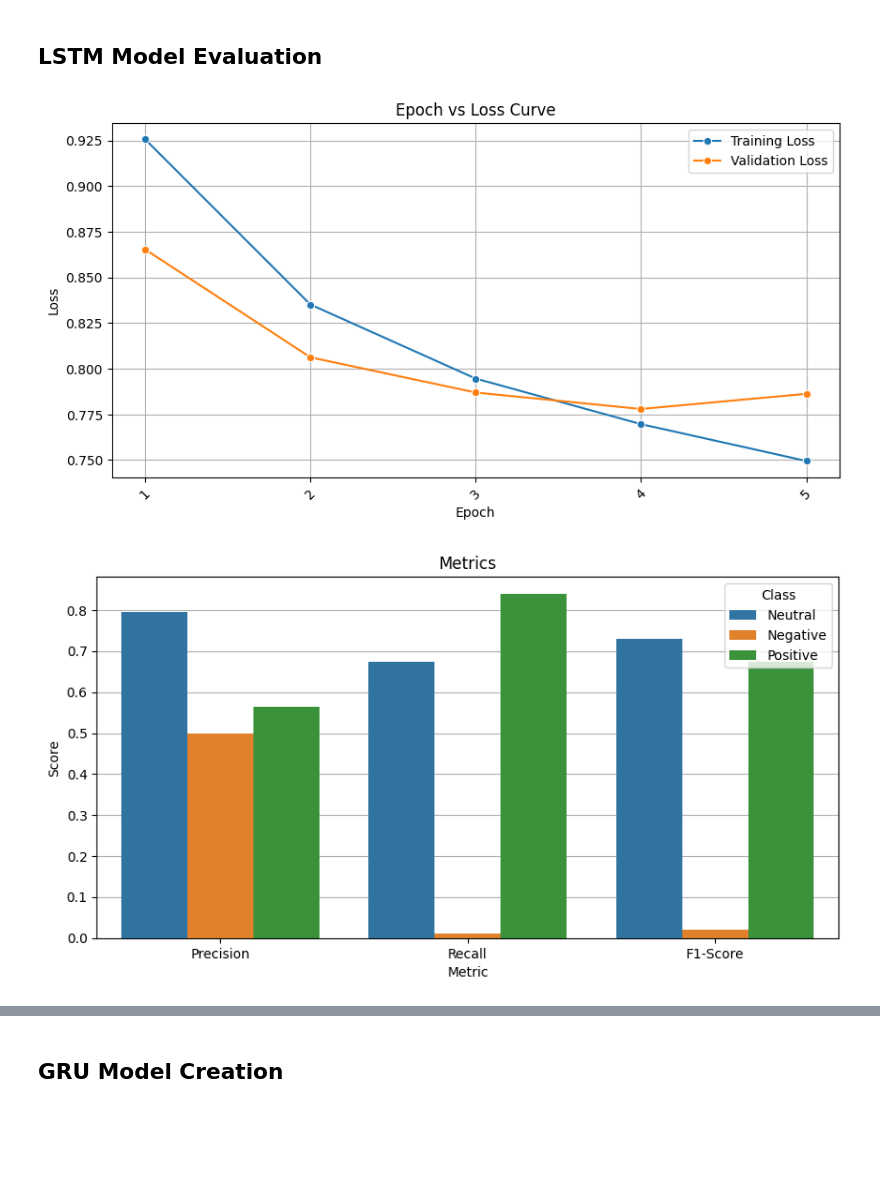
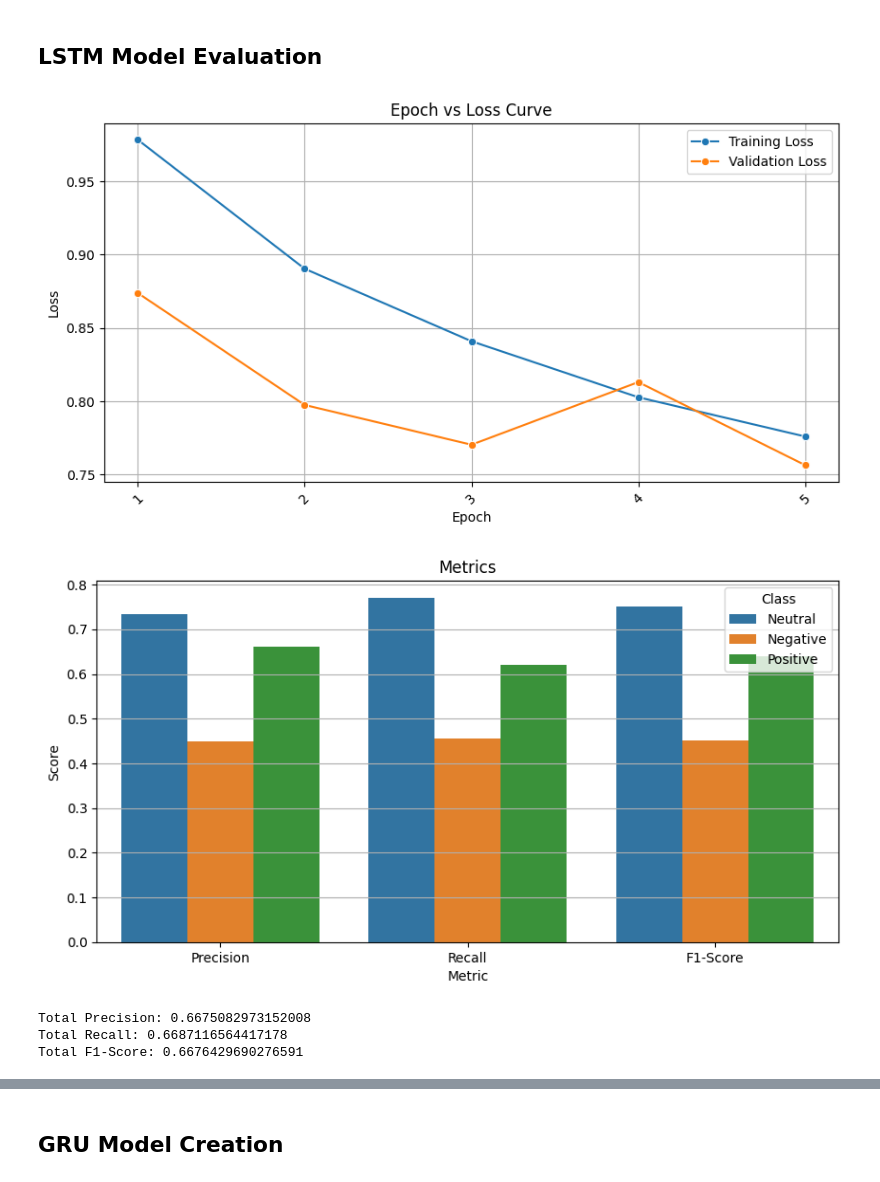
Before and after one commit to d-maniatakos/covid19-vaccine-sentiment-analysis, a Jupyter notebook: vaccine_sentiment_classifier_using_rnn.ipynb, the cells around one changed output, grey strips where cells are left out. Cells and saved outputs as stored; diff of their text form; code cells hidden in the pictures; blank space fills up the shorter version.

Commit message:
upsampling and roc curve

```diff
--- a/vaccine_sentiment_classifier_using_rnn.ipynb
+++ b/vaccine_sentiment_classifier_using_rnn.ipynb
@@ -68,6 +69,11 @@ for line in lines:
 train_data =  pd.read_csv('vaccine_train_set.csv').iloc[:, 1:]
 validation_data = pd.read_csv('vaccine_validation_set.csv').iloc[:, 1:]    # <--- replace with test set path
 
+negative_train_tweets =  train_data[train_data['label'] == 1]
+
+# some upsampling of netagive tweets to deal with the umbalanced ratio
+train_data = train_data.append(negative_train_tweets)
+
 train_data.head()
 # %% [output]
 |  | tweet | label |
@@ -198,44 +204,82 @@ Epoch: 5/5 Training Loss: 0.7495 Validation Loss: 0.7863
 # %%
 def compute_metrics(predictions, real_values):
   precisions = []
   recalls = []
   f1_scores = []
 
   for i in range(3):
     class_preds = list(map(lambda x: 1 if x==i else 0, predictions))
     class_values = list(map(lambda x: 1 if x==i else 0, real_values))
     precisions.append(precision_score(class_values, class_preds))
     recalls.append(recall_score(class_values, class_preds))
     f1_scores.append(f1_score(class_values, class_preds))
 
   scores_df = pd.DataFrame({'Metric' : ['Precision' , 'Precision', 'Precision', 'Recall', 'Recall', 'Recall', 'F1-Score', 'F1-Score', 'F1-Score'],
                             'Class' : ['Neutral', 'Negative', 'Positive', 'Neutral', 'Negative', 'Positive', 'Neutral', 'Negative', 'Positive'],
                             'Score' : precisions + recalls + f1_scores})
 
   plt.figure(figsize=(10, 5), dpi=100)
   plt.title('Metrics')
   plt.rc('axes', axisbelow=True)
   plt.grid(zorder=0)
   sns.barplot(y='Score', x='Metric', hue='Class', data=scores_df)
   plt.show()
 
-# plot the epoch vs loss curve
-plt.figure(figsize=(10, 5), dpi=100)
-plt.title('Epoch vs Loss Curve')
-plt.xlabel('Epoch')
-plt.ylabel('Loss')
-sns.lineplot(x=range(1, num_of_epochs+1), y=training_loss,  marker="o")
-sns.lineplot(x=range(1, num_of_epochs+1), y=validation_loss,  marker="o")
-plt.xticks(range(1, num_of_epochs+1))
-plt.xticks(rotation=45)
-plt.legend(['Training Loss', 'Validation Loss'])
-plt.grid()
-plt.show()
+  print('Total Precision: ' + str(precision_score(real_values, predictions, average='weighted')))
+  print('Total Recall: ' + str(recall_score(real_values, predictions, average='weighted')))
+  print('Total F1-Score: ' + str(f1_score(real_values, predictions, average='weighted')))
 
-# plot the validation metrics
+def plot_roc_curve(prediction_scores, y_validation):
+  plt.figure(figsize=(7, 7), dpi=100)
+  plt.grid()
+  plt.xlabel('False Positive Ratio')
+  plt.ylabel('True Positive Ratio')
+  plt.title('ROC Curve')
+  y_validation_binarized = label_binarize(y_validation, classes=[0, 1, 2])
+
+  fpr, tpr, _ = roc_curve(y_validation_binarized[:, 0], [score[0] for score in predictions_scores.tolist()])
+  plt.plot(fpr, tpr)
+
+  fpr, tpr, _ = roc_curve(y_validation_binarized[:, 1], [score[1] for score in predictions_scores.tolist()])
+  plt.plot(fpr, tpr)
+
+  fpr, tpr, _ = roc_curve(y_validation_binarized[:, 2], [score[2] for score in predictions_scores.tolist()])
+  plt.plot(fpr, tpr)
+
+  #add a reference y=x line
+  plt.plot([0, 1], [0, 1], linestyle='dashed')
+
+  plt.legend(['Neutral', 'Anti-vaccinist', 'Pro-vaccinist'])
+
+  plt.show()
+
+def plot_epoch_vs_loss(num_of_epochs, training_loss, validation_loss):
+  plt.figure(figsize=(10, 5), dpi=100)
+  plt.title('Epoch vs Loss Curve')
+  plt.xlabel('Epoch')
+  plt.ylabel('Loss')
+  sns.lineplot(x=range(1, num_of_epochs+1), y=training_loss,  marker="o")
+  sns.lineplot(x=range(1, num_of_epochs+1), y=validation_loss,  marker="o")
+  plt.xticks(range(1, num_of_epochs+1))
+  plt.xticks(rotation=45)
+  plt.legend(['Training Loss', 'Validation Loss'])
+  plt.grid()
+  plt.show()
+
+
 model.eval()
-predictions = torch.argmax(model(x_validation), dim=1).tolist()
+
+predictions_scores = model(x_validation)
+predictions = torch.argmax(predictions_scores, dim=1).tolist()
+
+plot_epoch_vs_loss(num_of_epochs, training_loss, validation_loss)
+
 compute_metrics(predictions, y_validation)
+
+plot_roc_curve(predictions_scores, y_validation)
 # %% [output]
-[figure, old version]
+[figure, new version]
-[figure, old version]
+[figure, new version]
+Total Precision: 0.6675082973152008
+Total Recall: 0.6687116564417178
+Total F1-Score: 0.6676429690276591
```
Also changed, not shown: parts of 7 cells of this notebook.
